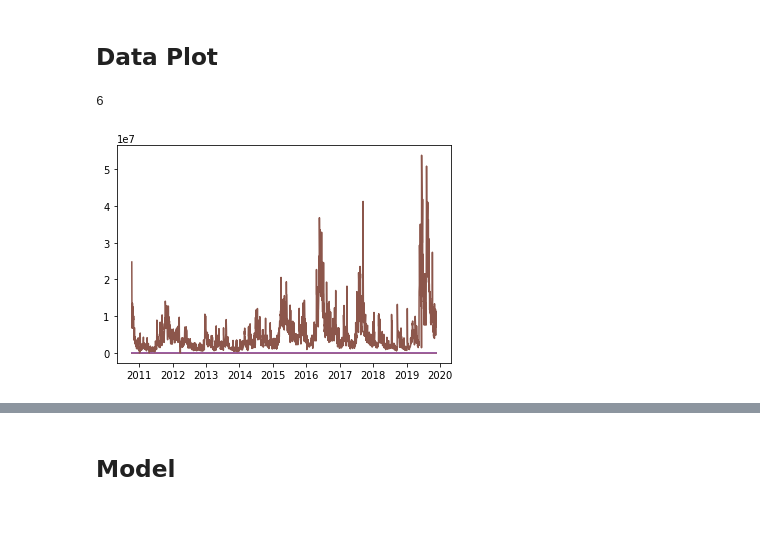
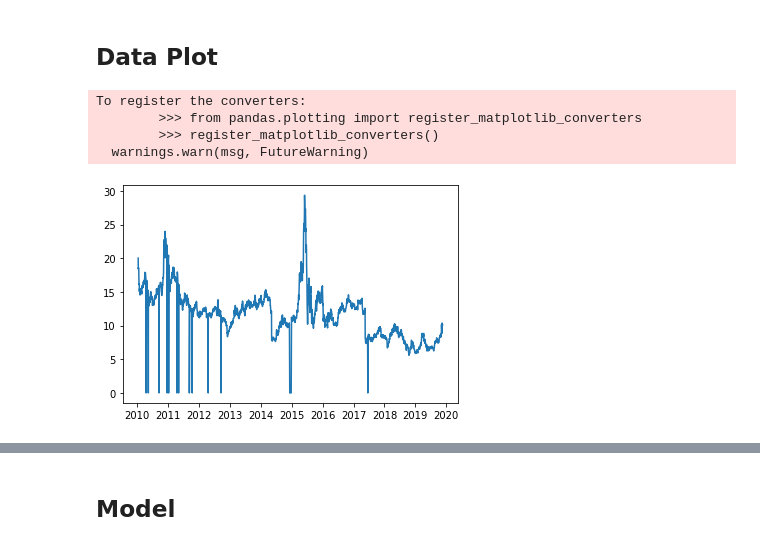
Before and after one commit to sillyemperor/mypynotebook, a Jupyter notebook: lstm-ashare.ipynb, the cells around one changed output, grey strips where cells are left out. Saved outputs shown, nothing was run; the diff lists cells and outputs as text; code cells hidden in the pictures; blank space fills up the shorter version.

```diff
--- a/lstm-ashare.ipynb
+++ b/lstm-ashare.ipynb
@@ -19,22 +19,25 @@ from datetime import datetime
 # %% [markdown]
 ## Data Plot
 # %%
-data = pd.read_csv('data/ashare/300127.csv', encoding='GBK', usecols = [0, 3, 4, 5, 6, 7, 11], converters={
+data = pd.read_csv('data/ashare/002332.csv', encoding='GBK', usecols = [0, 3, 4, 5, 6, 7, 11], converters={
     0:lambda x:datetime.strptime(x, '%Y-%m-%d')
 })
 # print(data)
 data = data.sort_index(ascending=False)
 
-training_set = data.iloc[:,1:].values
+training_set = data.iloc[:,1].values
 timeline = data.iloc[:,0].values
 
 
 plt.plot(timeline, training_set, )
 
 plt.show()
 # %% [output]
-6
+To register the converters:
+        >>> from pandas.plotting import register_matplotlib_converters
+        >>> register_matplotlib_converters()
+  warnings.warn(msg, FutureWarning)
-[figure, old version]
+[figure, new version]
 # %%
 def sliding_windows(data, seq_length, d):
     xx = []
```
Also changed, not shown: parts of 1 cell of this notebook, 9 other files.
